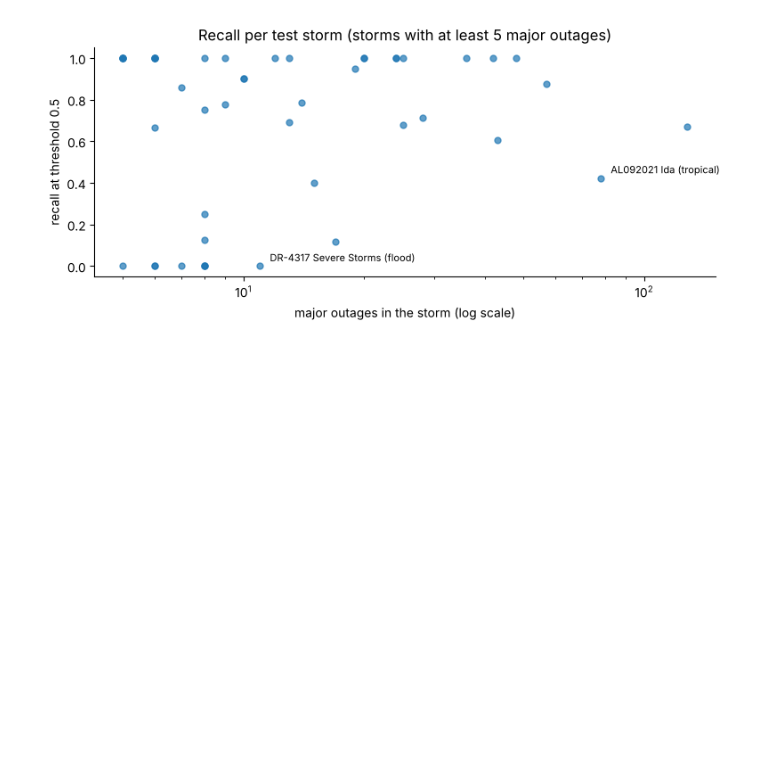
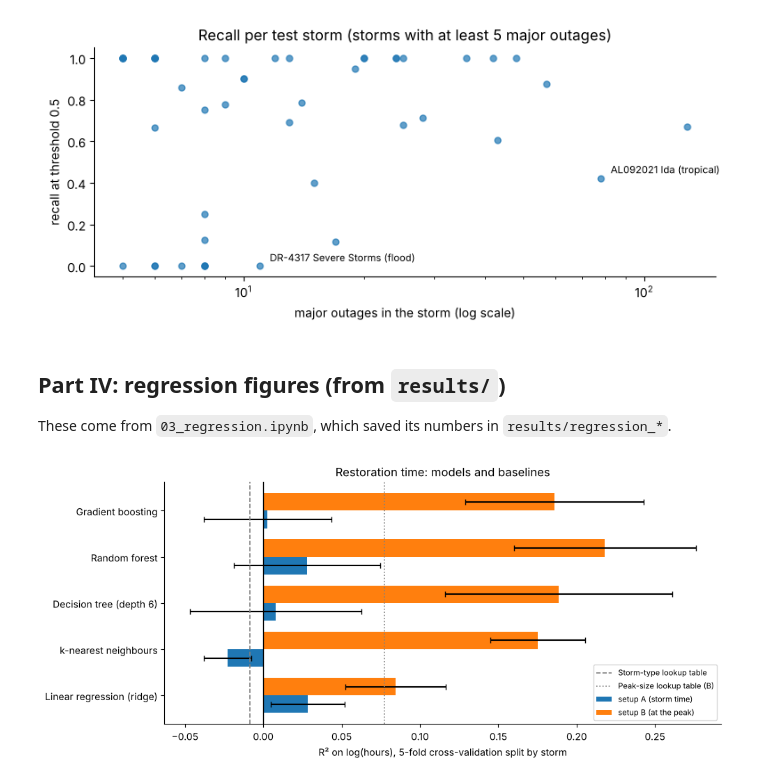
Before and after one commit to criptore/Lights-Out, a Jupyter notebook: notebooks/04_report_figures.ipynb, the cells around one changed output. Saved outputs shown, nothing was run; the diff lists cells and outputs as text; code cells hidden in the pictures; blank space fills up the shorter version.

Commit message:
Redraw the regression figures in 04_report_figures
The notebook now also redraws the three regression figures from results/regression_*, so it covers every figure of the report again.

```diff
--- a/notebooks/04_report_figures.ipynb
+++ b/notebooks/04_report_figures.ipynb
@@ -157,3 +158,31 @@ ax.set_title('Recall per test storm (storms with at least 5 major outages)')
 plt.tight_layout(); save(fig, 'classifier_recall_per_storm.png')
 # %% [output]
 [figure]
+# %% [markdown]
+## Part IV: regression figures (from `results/`)
+
+These come from `03_regression.ipynb`, which saved its numbers in `results/regression_*`.
+# %%
+reg_cv = pd.read_csv(RES / 'regression_cv_summary.csv')
+reg_pred = pd.read_csv(RES / 'regression_test_predictions.csv')
+reg_err = pd.read_csv(RES / 'regression_errors_by_kind.csv', index_col='kind')
+reg_final = json.loads((RES / 'regression_summary.json').read_text())['final_models']
+MODELS = ['Linear regression (ridge)', 'k-nearest neighbours', 'Decision tree (depth 6)', 'Random forest', 'Gradient boosting']
+
+fig, ax = plt.subplots(figsize=(10, 4.5))
+pos = np.arange(len(MODELS))
+for k, (setup, color) in enumerate([('A', 'tab:blue'), ('B', 'tab:orange')]):
+    t = reg_cv[reg_cv['setup'] == setup].set_index('model').loc[MODELS]
+    ax.barh(pos + (k - 0.5) * 0.38, t['R2'], height=0.38, xerr=t['R2 std'], color=color, capsize=3,
+            label=f'setup {setup}' + (' (storm time)' if setup == 'A' else ' (at the peak)'))
+base = reg_cv.set_index('model')['R2']
+for name, ls in [('Storm-type lookup table', '--'), ('Peak-size lookup table (B)', ':')]:
+    ax.axvline(base[name], color='gray', ls=ls, lw=1.2, label=name)
+ax.axvline(0, color='black', lw=1)
+ax.set_yticks(pos, MODELS)
+ax.set_xlabel('R² on log(hours), 5-fold cross-validation split by storm')
+ax.set_title('Restoration time: models and baselines')
+ax.legend(loc='lower right', fontsize=8)
+plt.tight_layout(); save(fig, 'regression_models.png')
+# %% [output]
+[figure, added]
```
Also changed, not shown: parts of 4 cells of this notebook, 3 other files.
